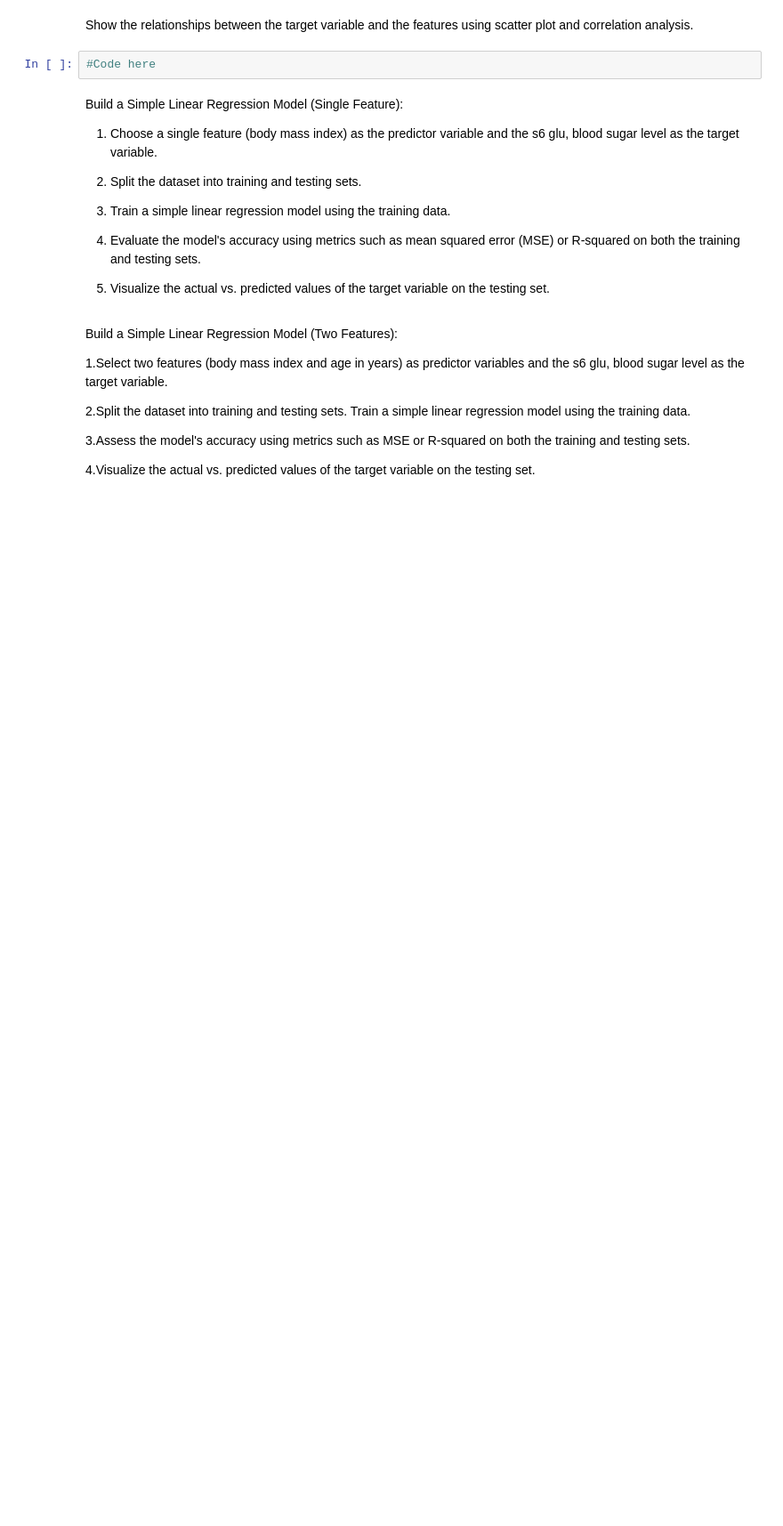
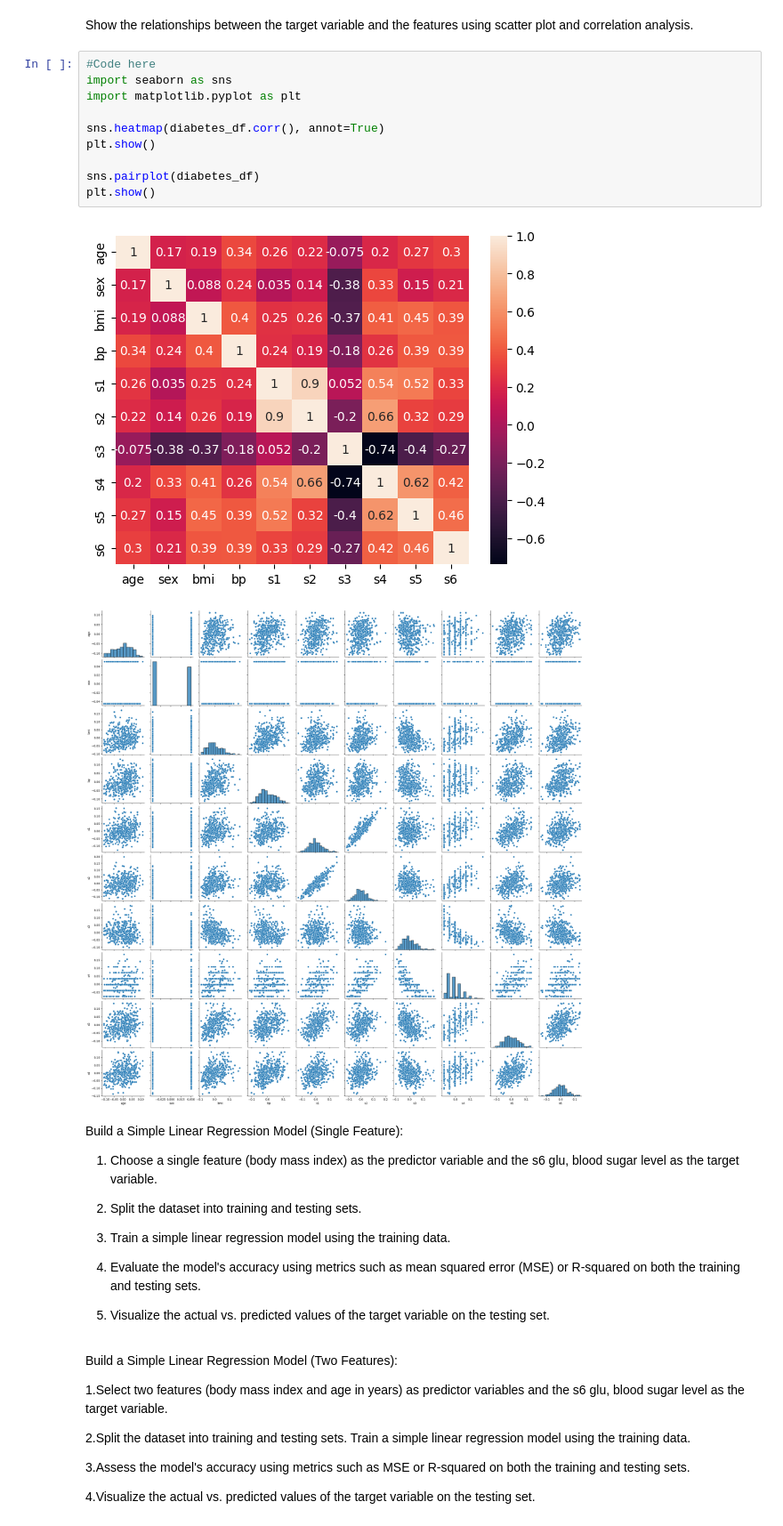
Before and after one commit to Tdiddydoit/Python-collab, a Jupyter notebook: Week9_Assignment_9_1.ipynb, the cells around one changed output. Shown at 89% size. Cells and saved outputs as stored; diff of their text form; blank space fills up the shorter version.

```diff
--- a/Week9_Assignment_9_1.ipynb
+++ b/Week9_Assignment_9_1.ipynb
@@ -27,7 +54,18 @@ sns.load_dataset('titanic')
 # %% [markdown]
 Show the relationships between the target variable and the features using scatter plot and correlation analysis.
-# %%
-#Code here
+# %%
+#Code here
+import seaborn as sns
+import matplotlib.pyplot as plt
+
+sns.heatmap(diabetes_df.corr(), annot=True)
+plt.show()
+
+sns.pairplot(diabetes_df)
+plt.show()
+# %% [output]
+[figure, added]
+[figure, added]
 # %% [markdown]
 Build a Simple Linear Regression Model (Single Feature):
 
```
Also changed, not shown: parts of 4 cells of this notebook.
